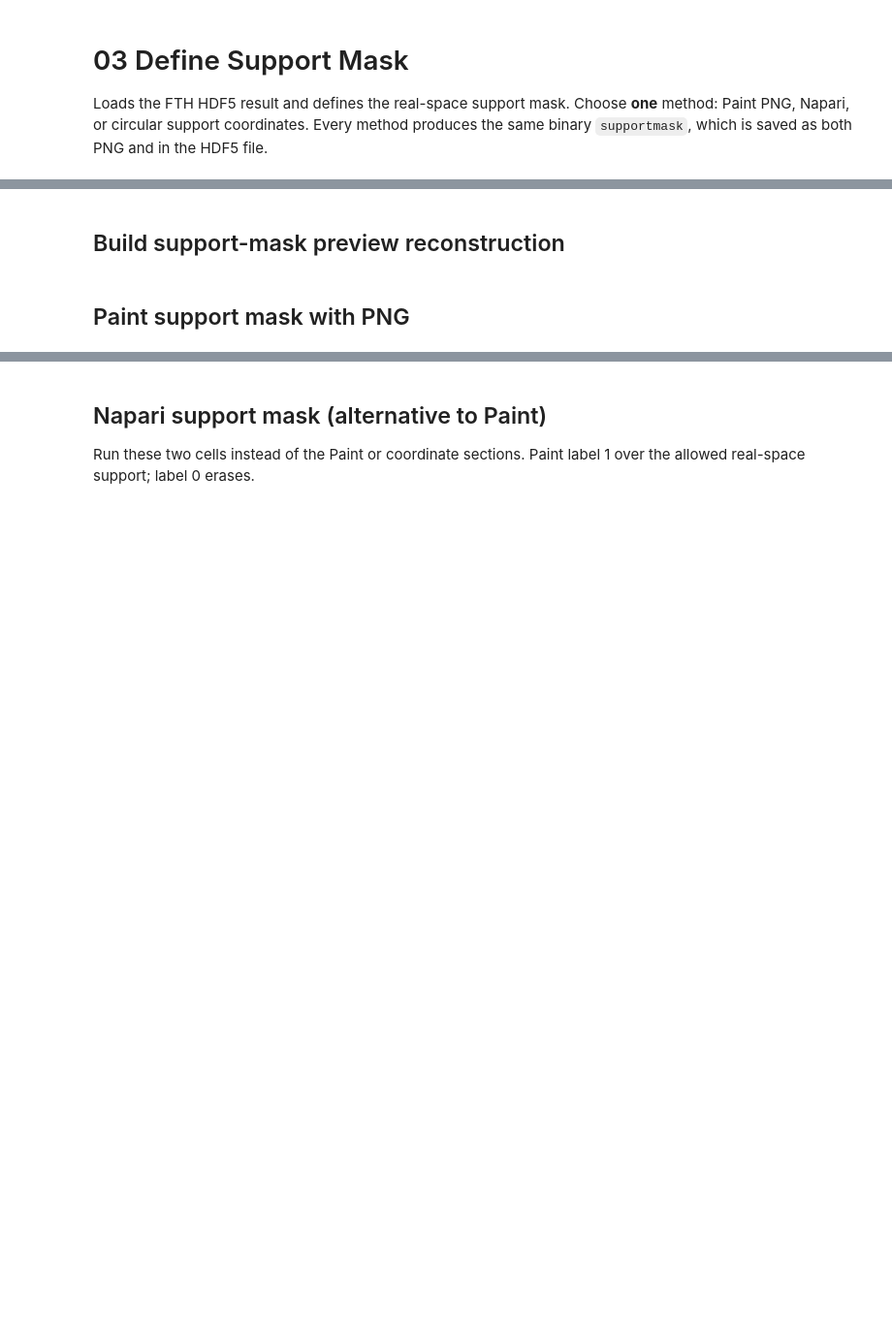
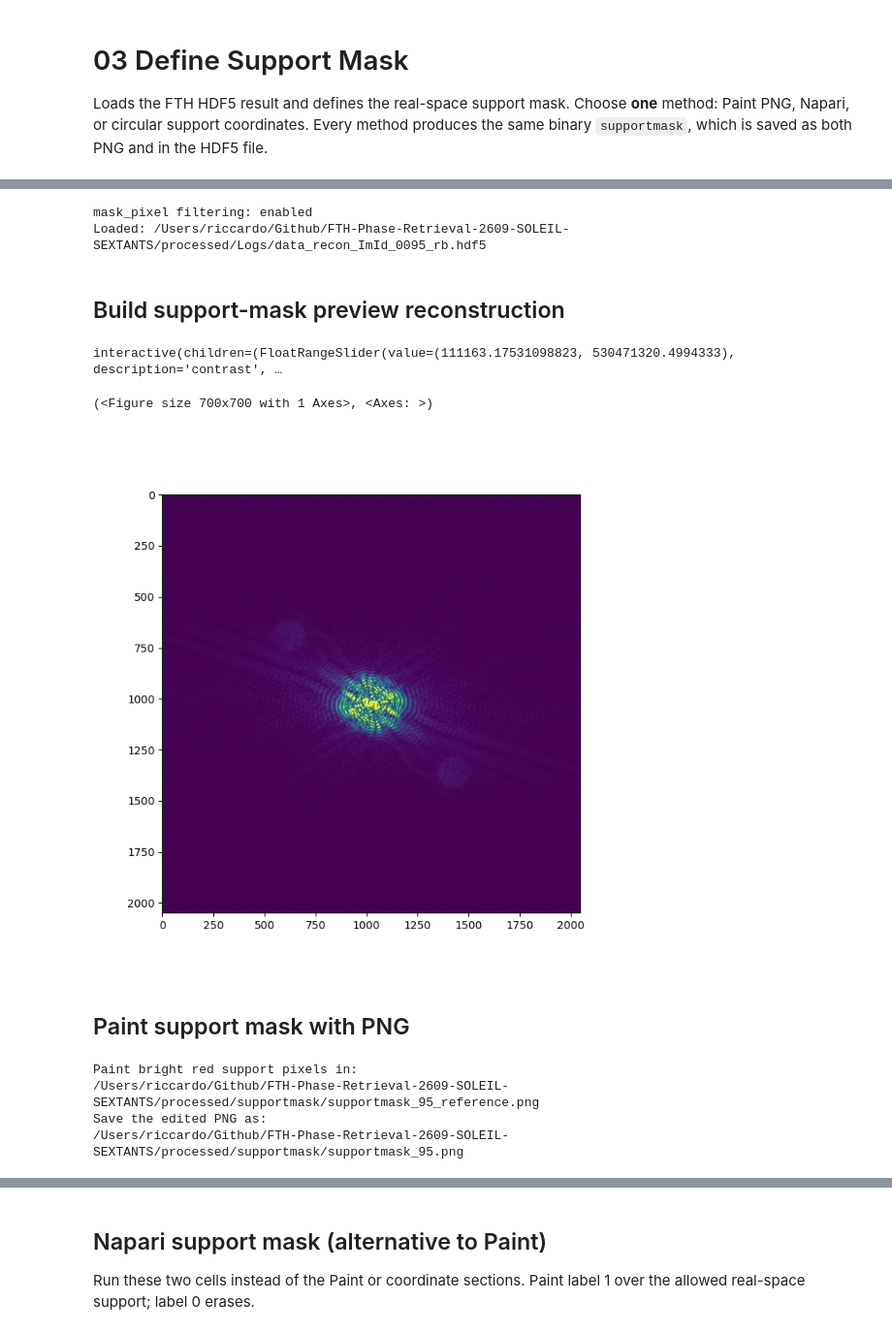
Before and after one commit to riccbatt/FTH-Phase-Retrieval-2609-SOLEIL-SEXTANTS, a Jupyter notebook: 03_define_supportmask.ipynb, the cells around one changed output, grey strips where cells are left out. Shown at 97% size. Cells and saved outputs as stored; diff of their text form; code cells hidden in the pictures; blank space fills up the shorter version.

Commit message:
Update FTH workflows and reorganize library

```diff
--- a/03_define_supportmask.ipynb
+++ b/03_define_supportmask.ipynb
@@ -5,7 +5,8 @@ Loads the FTH HDF5 result and defines the real-space support mask. Choose **one*
 # %%
 import os, sys
 from os.path import join
-from getpass import getuser
+from glob import glob
+from importlib import reload
 
 import h5py
 import numpy as np
@@ -13,12 +14,13 @@ import matplotlib.pyplot as plt
 import skimage.morphology
 from pyFAI.detectors import Detector
 
+
 def find_basefolder(start=None):
     return os.path.abspath(start or os.getcwd())
 
+
 BASEFOLDER = find_basefolder()
 sys.path.append(join(BASEFOLDER, "library"))
-sys.path.append(join(BASEFOLDER, "library", "library"))
 print("Base folder:", BASEFOLDER)
 import fthcore as fth
 import helper_functions as helper
@@ -28,6 +30,8 @@ import mask_lib
 import reconstruct_rb as rec
 import PETRA_MaxP04_loading as loading
 import fth_phase_workflow as wf
+
+wf = reload(wf)  # Refresh helpers when rerunning in an existing kernel.
 import painted_masks as pm
 
 try:
@@ -35,10 +39,12 @@ try:
     import cupyx as cpx
     import CCI_core_cupy as cci
     import Phase_Retrieval as PhR
+
     GPU = True
     print("GPU available")
 except Exception:
     import CCI_core as cci
+
     PhR = None
     GPU = False
     print("GPU unavailable")
@@ -51,6 +77,21 @@ except Exception:
 # %%
+# Choose the positive-helicity image ID whose support mask you want to define.
+im_id = 95
+# True applies the centered mask_pixel created in notebook 00/00a.
+# The support preview is reconstructed from the filtered hologram when enabled.
+USE_MASK_PIXEL = True
+
 BASEFOLDER = find_basefolder()
-DATA_H5 = join(BASEFOLDER, "processed", "Logs", "data_recon_ImId_1269_rb.hdf5")
+data_h5_matches = glob(
+    join(BASEFOLDER, "processed", "Logs", f"data_recon_ImId_{im_id:04d}_*.hdf5")
+)
+if not data_h5_matches:
+    raise FileNotFoundError(f"No reconstruction HDF5 found for im_id={im_id}.")
+if len(data_h5_matches) > 1:
+    raise RuntimeError(
+        f"Multiple reconstruction HDF5 files found for im_id={im_id}: {data_h5_matches}"
+    )
+DATA_H5 = data_h5_matches[0]
 data = wf.load_data_dict(DATA_H5)
 positive_label = data["positive_label"]
 reference_label = data["reference_label"]
@@ -61,23 +102,38 @@ phase = focus_fth.get("phase", 0)
 recipe = data["mask_pixel_smooth_recipe"]
 shape = data["holo"][positive_label]["image_c"].shape
 mask_pixel_smooth = wf.butterworth_disk_mask(shape, recipe["radius"], recipe["order"])
+stored_mask_pixel = np.asarray(data.get("mask_pixel", np.zeros(shape)), dtype=np.uint8)
+if stored_mask_pixel.shape != shape:
+    raise ValueError(
+        f"mask_pixel shape {stored_mask_pixel.shape} != hologram shape {shape}"
+    )
+mask_pixel = stored_mask_pixel if USE_MASK_PIXEL else np.zeros(shape, dtype=np.uint8)
+print(f"mask_pixel filtering: {'enabled' if USE_MASK_PIXEL else 'disabled'}")
 print("Loaded:", DATA_H5)
+# %% [output]
+mask_pixel filtering: enabled
+Loaded: /Users/riccardo/Github/FTH-Phase-Retrieval-2609-SOLEIL-SEXTANTS/processed/Logs/data_recon_ImId_0095_rb.hdf5
 # %% [markdown]
 ## Build support-mask preview reconstruction
 # %%
 pos = np.asarray(data["holo"][positive_label]["image_c"], dtype=float) / data["factor"]
 ref = np.asarray(data["holo"][reference_label]["image_c"], dtype=float)
-sum_c = pos + ref - data["offset"]
-holo_for_support = sum_c * (1 - mask_pixel_smooth)
+sum_c = pos - ref - data["offset"]
+# This support image is filtered in detector/Fourier space before reconstruction.
+holo_for_support = sum_c * (1 - mask_pixel_smooth) * (1 - mask_pixel)
 recon_support = wf.fth_reconstruct(
     holo_for_support,
     experimental_setup,
     fth,
     prop_dist=prop_dist,
     phase=phase,
 )
 recon_support = np.abs(recon_support)
 cimshow(recon_support)
+# %% [output]
+interactive(children=(FloatRangeSlider(value=(111163.17531098823, 530471320.4994333), description='contrast', …
+(<Figure size 700x700 with 1 Axes>, <Axes: >)
+[figure, added]
 # %% [markdown]
 ## Paint support mask with PNG
 # %%
@@ -97,6 +153,11 @@ print("Paint bright red support pixels in:")
 print(support_png)
 print("Save the edited PNG as:")
 print(support_painted_png)
+# %% [output]
+Paint bright red support pixels in:
+/Users/riccardo/Github/FTH-Phase-Retrieval-2609-SOLEIL-SEXTANTS/processed/supportmask/supportmask_95_reference.png
+Save the edited PNG as:
+/Users/riccardo/Github/FTH-Phase-Retrieval-2609-SOLEIL-SEXTANTS/processed/supportmask/supportmask_95.png
 # %%
 # Option: load bright-red pixels from the edited PNG as supportmask.
 supportmask = pm.load_bright_red_mask_png(
```
Also changed, not shown: parts of 11 cells of this notebook, 44 other files.
